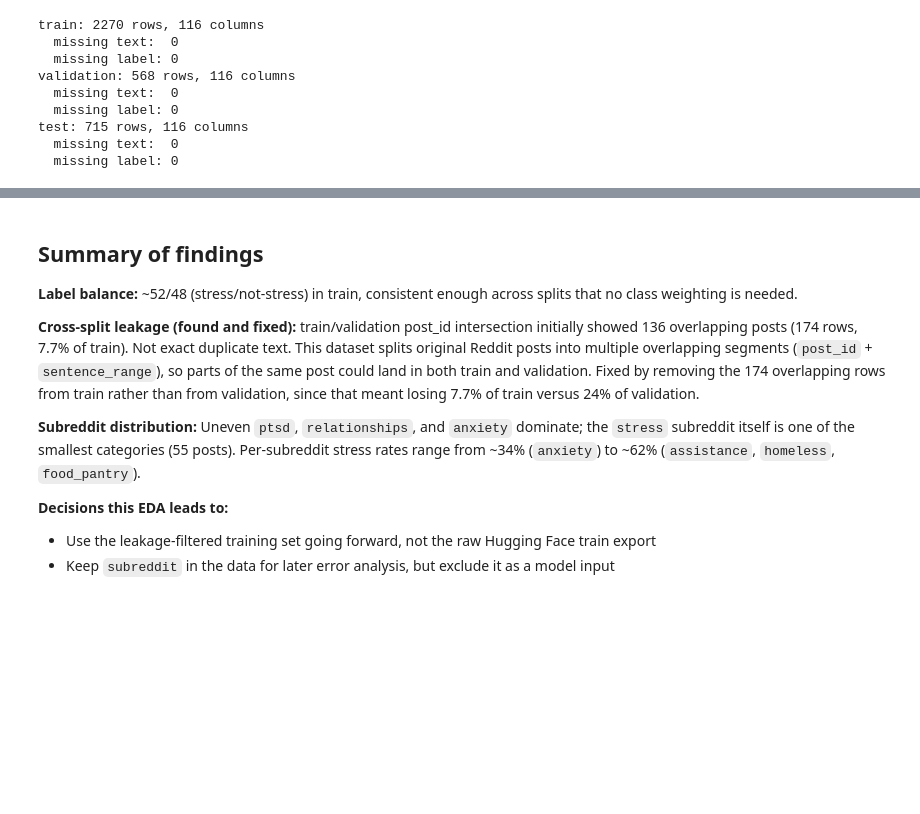
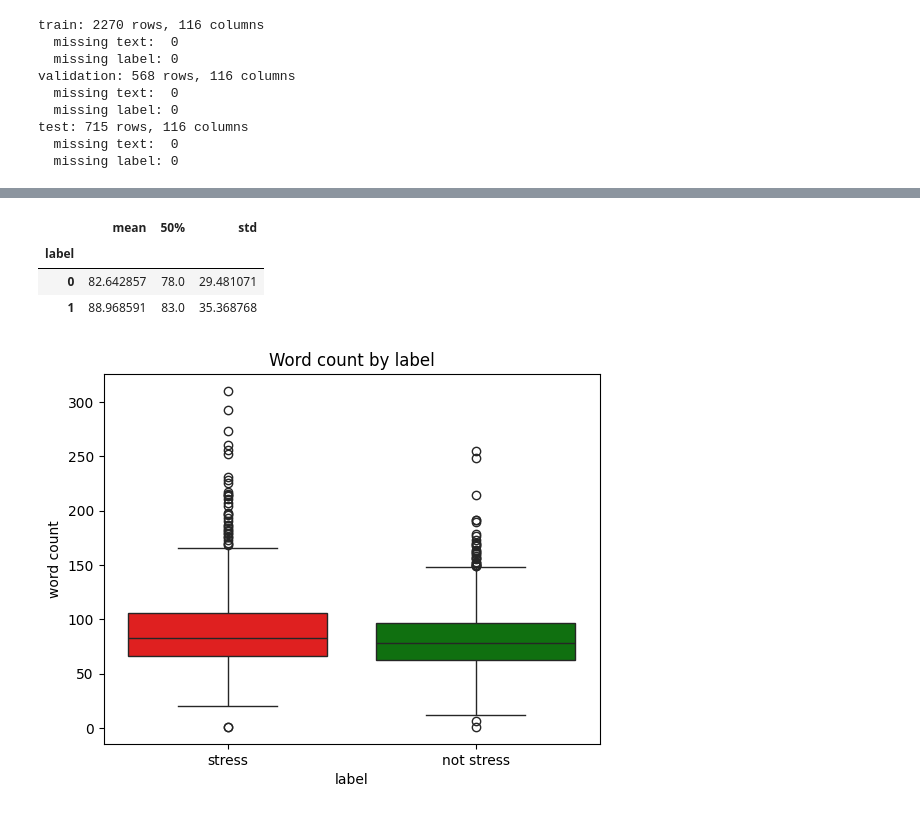
Before and after one commit to CynthiaCR/interpretable-stress-shap-classifier, a Jupyter notebook: notebooks/01_eda.ipynb, the cells around one changed output, grey strips where cells are left out. Drawn from its saved outputs; the diff is of its cells as text; code cells hidden in the pictures; blank space fills up the shorter version.

```diff
--- a/notebooks/01_eda.ipynb
+++ b/notebooks/01_eda.ipynb
@@ -38,0 +40,6 @@ test: 715 rows, 116 columns
+# %%
+# exclude Lexical features (prefix lex_) columns
+# only keep: id, subreddit, text, label
+
+columns = ['id', 'subreddit', 'text', 'label']
+splits = {name: df[columns].copy() for name, df in splits.items()}
@@ -187,24 +105,30 @@ train_df_clean.groupby("label")["word_count"].describe()[["mean", "50%", "std"]]
-# %% [markdown]
-## Summary of findings
-
-**Label balance:** ~52/48 (stress/not-stress) in train, consistent enough
-across splits that no class weighting is needed.
-
-**Cross-split leakage (found and fixed):** train/validation post_id
-intersection initially showed 136 overlapping posts (174 rows, 7.7% of
-train). Not exact duplicate text. This dataset splits original Reddit
-posts into multiple overlapping segments (`post_id` + `sentence_range`),
-so parts of the same post could land in both train and validation.
-Fixed by removing the 174 overlapping rows from train rather than from
-validation, since that meant losing 7.7% of train versus 24% of validation.
-
-**Subreddit distribution:** Uneven `ptsd`, `relationships`, and
-`anxiety` dominate; the `stress` subreddit itself is one of the smallest
-categories (55 posts). Per-subreddit stress rates range from ~34%
-(`anxiety`) to ~62% (`assistance`, `homeless`, `food_pantry`).
-
-**Decisions this EDA leads to:**
-- Use the leakage-filtered training set going forward, not the raw
-  Hugging Face train export
-- Keep `subreddit` in the data for later error analysis, but exclude it
-  as a model input
+# %%
+df_train = splits["train"].copy()
+df_train["word_count"] = df_train["text"].str.split().str.len()
+
+df_train.groupby("label")["word_count"].describe()[["mean", "50%", "std"]]
+# %% [output]
+|  | mean | 50% | std |
+| label |  |  |  |
+| 0 | 82.642857 | 78.0 | 29.481071 |
+| 1 | 88.968591 | 83.0 | 35.368768 |
+# %%
+import seaborn as sns
+
+df_train["label_name"] = df_train["label"].map({0: "not stress", 1: "stress"})
+
+sns.boxplot(
+    data=df_train,
+    x="label_name",
+    y="word_count",
+    hue="label_name",
+    palette={"not stress": "green", "stress": "red"},
+    legend=False,
+)
+
+plt.title("Word count by label")
+plt.xlabel("label")
+plt.ylabel("word count")
+plt.show()
+# %% [output]
+[figure, added]
```
Also changed, not shown: parts of 26 cells of this notebook, 1 other file.
